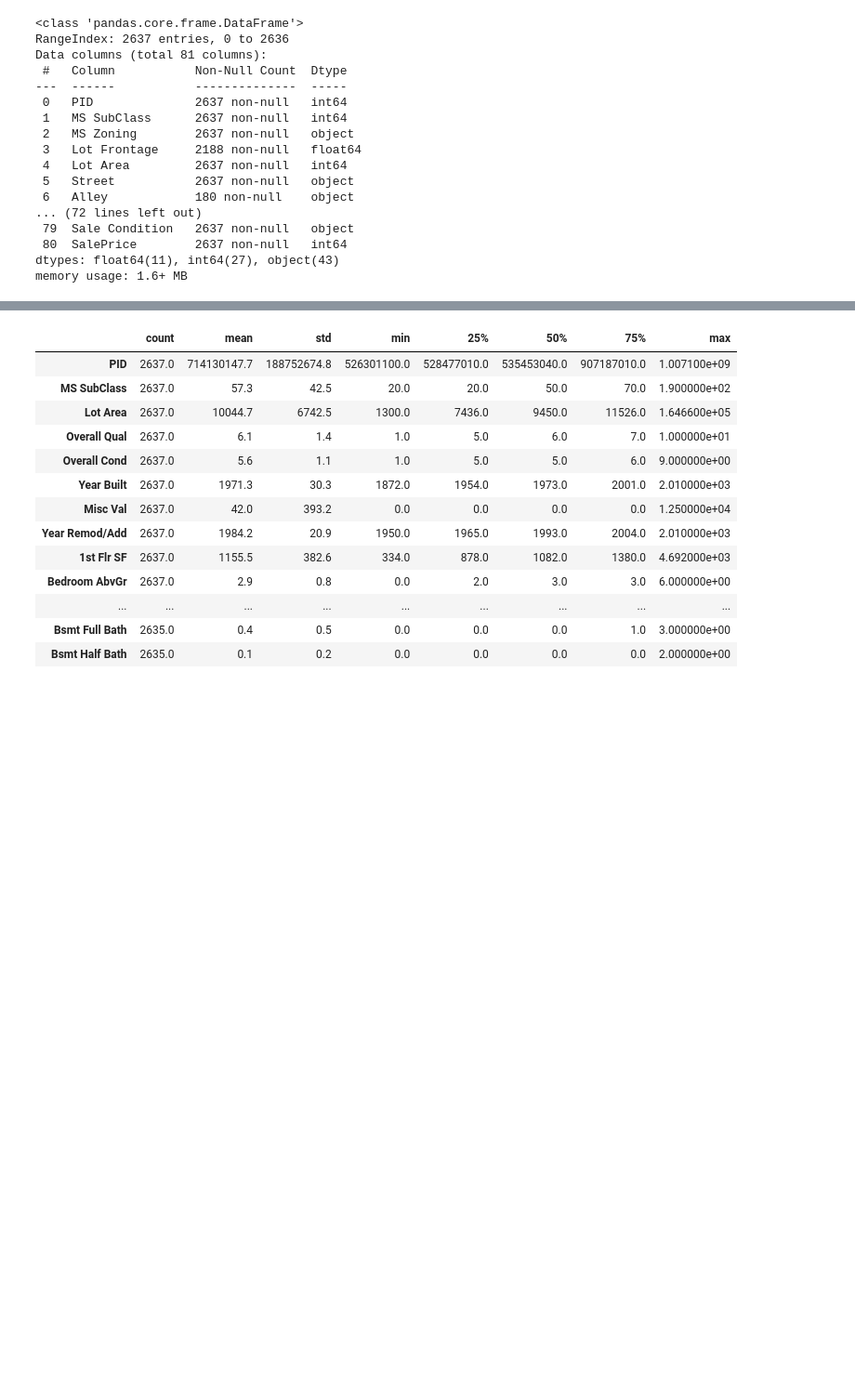
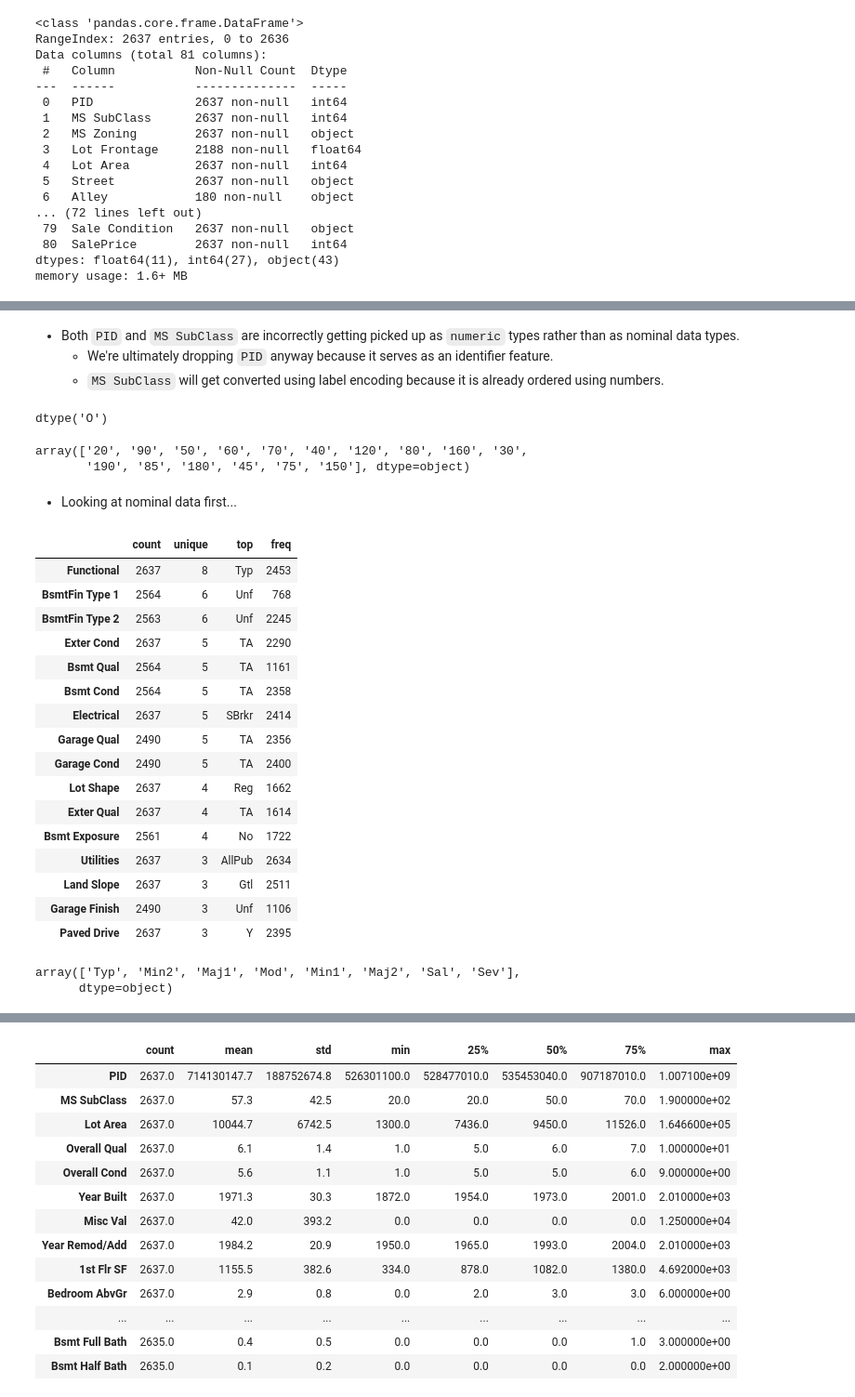
Before and after one commit to raven-in-space/data-science-cohort-20, a Jupyter notebook: Project-2/Predicting_Housing_Prices.ipynb, the cells around one changed output, grey strips where cells are left out. Shown at 93% size. Saved outputs shown, nothing was run; the diff lists cells and outputs as text; code cells hidden in the pictures; blank space fills up the shorter version.

```diff
--- a/Project-2/Predicting_Housing_Prices.ipynb
+++ b/Project-2/Predicting_Housing_Prices.ipynb
@@ -118,0 +265,29 @@ stats_cat.describe().transpose().sort_values(by='freq', ascending=False)
+# %%
+# checking to ensure ordinal columns exist in data
+stats_cat_cols = set(stats_cat.columns)
+
+ordinal_cols = [
+    'Lot Shape',
+    'Utilities',
+    'Land Slope',
+    'Exter Qual',
+    'Exter Cond',
+    'Bsmt Qual',
+    'Bsmt Cond',
+    'Bsmt Exposure',
+    'BsmtFin Type 1',
+    'BsmtFin Type 2',
+    'Electrical',
+    'Functional',
+    'Garage Finish',
+    'Garage Qual',
+    'Garage Cond',
+    'Paved Drive'
+]
+
+if set(ordinal_cols) in stats_cat_cols:
+  print("True")
+else:
+  print("False")
+
+set(ordinal_cols) - stats_cat_cols
@@ -118,0 +332,4 @@ stats_cat.describe().transpose().sort_values(by='freq', ascending=False)
+# %% [markdown]
+* Both `PID` and `MS SubClass` are incorrectly getting picked up as `numeric` types rather than as nominal data types.
+  * We're ultimately dropping `PID` anyway because it serves as an identifier feature.
+  * `MS SubClass` will get converted using label encoding because it is already ordered using numbers.
@@ -118,0 +339,40 @@ stats_cat.describe().transpose().sort_values(by='freq', ascending=False)
+# %%
+main_housing = main_housing.drop(axis=1, columns='PID')
+# %%
+# coerce MS SubClass
+main_housing['MS SubClass'] = main_housing['MS SubClass'].astype(str)
+main_housing['MS SubClass'].dtype
+# %% [output]
+dtype('O')
+# %%
+main_housing['MS SubClass'].unique()
+# %% [output]
+array(['20', '90', '50', '60', '70', '40', '120', '80', '160', '30',
+       '190', '85', '180', '45', '75', '150'], dtype=object)
+# %% [markdown]
+* Looking at nominal data first...
+# %%
+main_housing[ordinal_cols].describe().transpose().sort_values(by='unique',ascending=False)
+# %% [output]
+|  | count | unique | top | freq |
+| Functional | 2637 | 8 | Typ | 2453 |
+| BsmtFin Type 1 | 2564 | 6 | Unf | 768 |
+| BsmtFin Type 2 | 2563 | 6 | Unf | 2245 |
+| Exter Cond | 2637 | 5 | TA | 2290 |
+| Bsmt Qual | 2564 | 5 | TA | 1161 |
+| Bsmt Cond | 2564 | 5 | TA | 2358 |
+| Electrical | 2637 | 5 | SBrkr | 2414 |
+| Garage Qual | 2490 | 5 | TA | 2356 |
+| Garage Cond | 2490 | 5 | TA | 2400 |
+| Lot Shape | 2637 | 4 | Reg | 1662 |
+| Exter Qual | 2637 | 4 | TA | 1614 |
+| Bsmt Exposure | 2561 | 4 | No | 1722 |
+| Utilities | 2637 | 3 | AllPub | 2634 |
+| Land Slope | 2637 | 3 | Gtl | 2511 |
+| Garage Finish | 2490 | 3 | Unf | 1106 |
+| Paved Drive | 2637 | 3 | Y | 2395 |
+# %%
+main_housing['Functional'].unique()
+# %% [output]
+array(['Typ', 'Min2', 'Maj1', 'Mod', 'Min1', 'Maj2', 'Sal', 'Sev'],
+      dtype=object)
```
Also changed, not shown: parts of 45 cells of this notebook.
